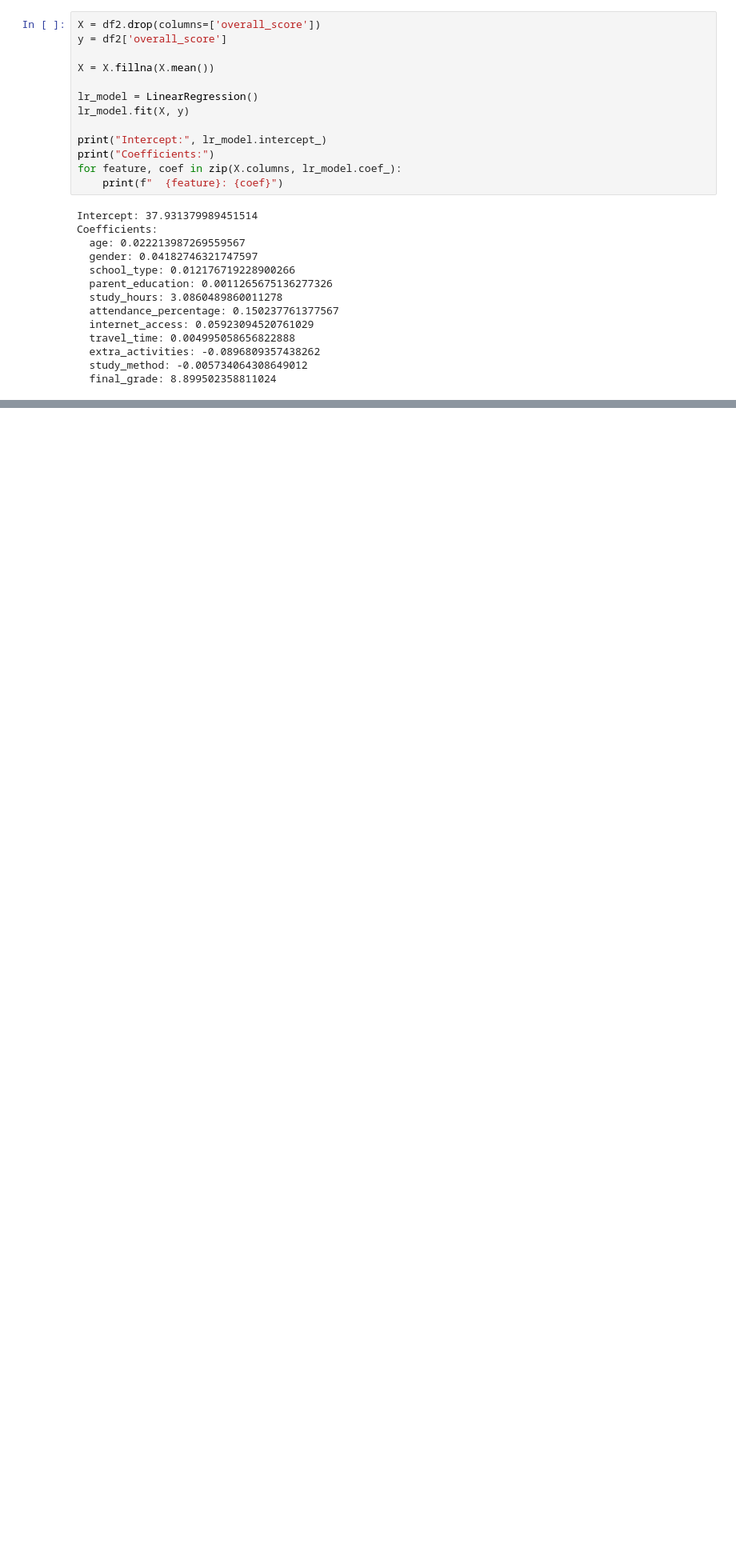
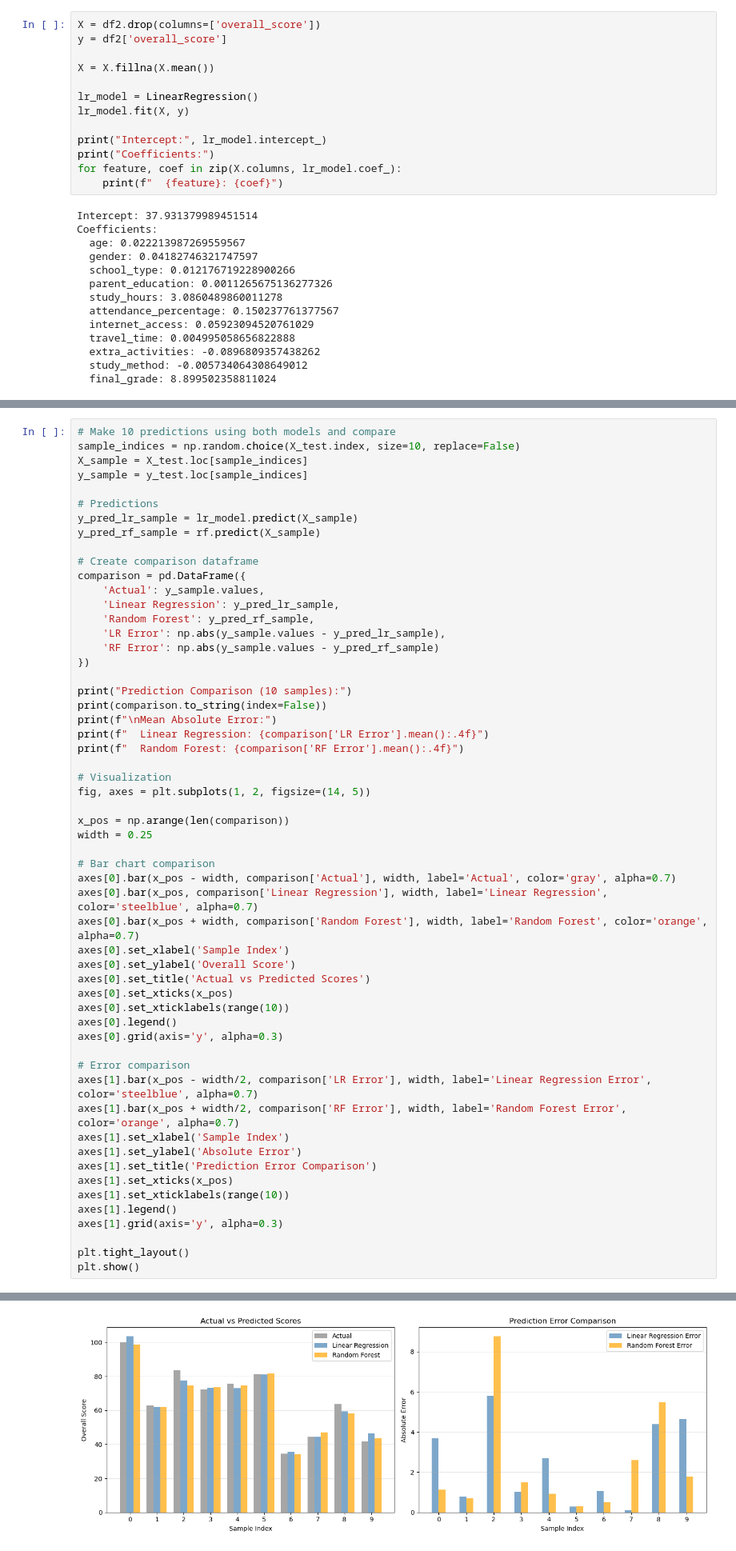
Before and after one commit to bapaidas2002/Projects, a Jupyter notebook: SKE309_Project/main.ipynb, the cells around one changed output, grey strips where cells are left out. Shown at 80% size. Cells and saved outputs as stored; diff of their text form; blank space fills up the shorter version.

```diff
--- a/SKE309_Project/main.ipynb
+++ b/SKE309_Project/main.ipynb
@@ -270,0 +444,57 @@ R2 score: 0.9651
+# %%
+# Make 10 predictions using both models and compare
+sample_indices = np.random.choice(X_test.index, size=10, replace=False)
+X_sample = X_test.loc[sample_indices]
+y_sample = y_test.loc[sample_indices]
+
+# Predictions
+y_pred_lr_sample = lr_model.predict(X_sample)
+y_pred_rf_sample = rf.predict(X_sample)
+
+# Create comparison dataframe
+comparison = pd.DataFrame({
+    'Actual': y_sample.values,
+    'Linear Regression': y_pred_lr_sample,
+    'Random Forest': y_pred_rf_sample,
+    'LR Error': np.abs(y_sample.values - y_pred_lr_sample),
+    'RF Error': np.abs(y_sample.values - y_pred_rf_sample)
+})
+
+print("Prediction Comparison (10 samples):")
+print(comparison.to_string(index=False))
+print(f"\nMean Absolute Error:")
+print(f"  Linear Regression: {comparison['LR Error'].mean():.4f}")
+print(f"  Random Forest: {comparison['RF Error'].mean():.4f}")
+
+# Visualization
+fig, axes = plt.subplots(1, 2, figsize=(14, 5))
+
+x_pos = np.arange(len(comparison))
+width = 0.25
+
+# Bar chart comparison
+axes[0].bar(x_pos - width, comparison['Actual'], width, label='Actual', color='gray', alpha=0.7)
+axes[0].bar(x_pos, comparison['Linear Regression'], width, label='Linear Regression', color='steelblue', alpha=0.7)
+axes[0].bar(x_pos + width, comparison['Random Forest'], width, label='Random Forest', color='orange', alpha=0.7)
+axes[0].set_xlabel('Sample Index')
+axes[0].set_ylabel('Overall Score')
+axes[0].set_title('Actual vs Predicted Scores')
+axes[0].set_xticks(x_pos)
+axes[0].set_xticklabels(range(10))
+axes[0].legend()
+axes[0].grid(axis='y', alpha=0.3)
+
+# Error comparison
+axes[1].bar(x_pos - width/2, comparison['LR Error'], width, label='Linear Regression Error', color='steelblue', alpha=0.7)
+axes[1].bar(x_pos + width/2, comparison['RF Error'], width, label='Random Forest Error', color='orange', alpha=0.7)
+axes[1].set_xlabel('Sample Index')
+axes[1].set_ylabel('Absolute Error')
+axes[1].set_title('Prediction Error Comparison')
+axes[1].set_xticks(x_pos)
+axes[1].set_xticklabels(range(10))
+axes[1].legend()
+axes[1].grid(axis='y', alpha=0.3)
+
+plt.tight_layout()
+plt.show()
+# %% [output]
@@ -270,0 +517 @@ R2 score: 0.9651
+[figure, added]
```
Also changed, not shown: parts of 6 cells of this notebook, 1 other file.
